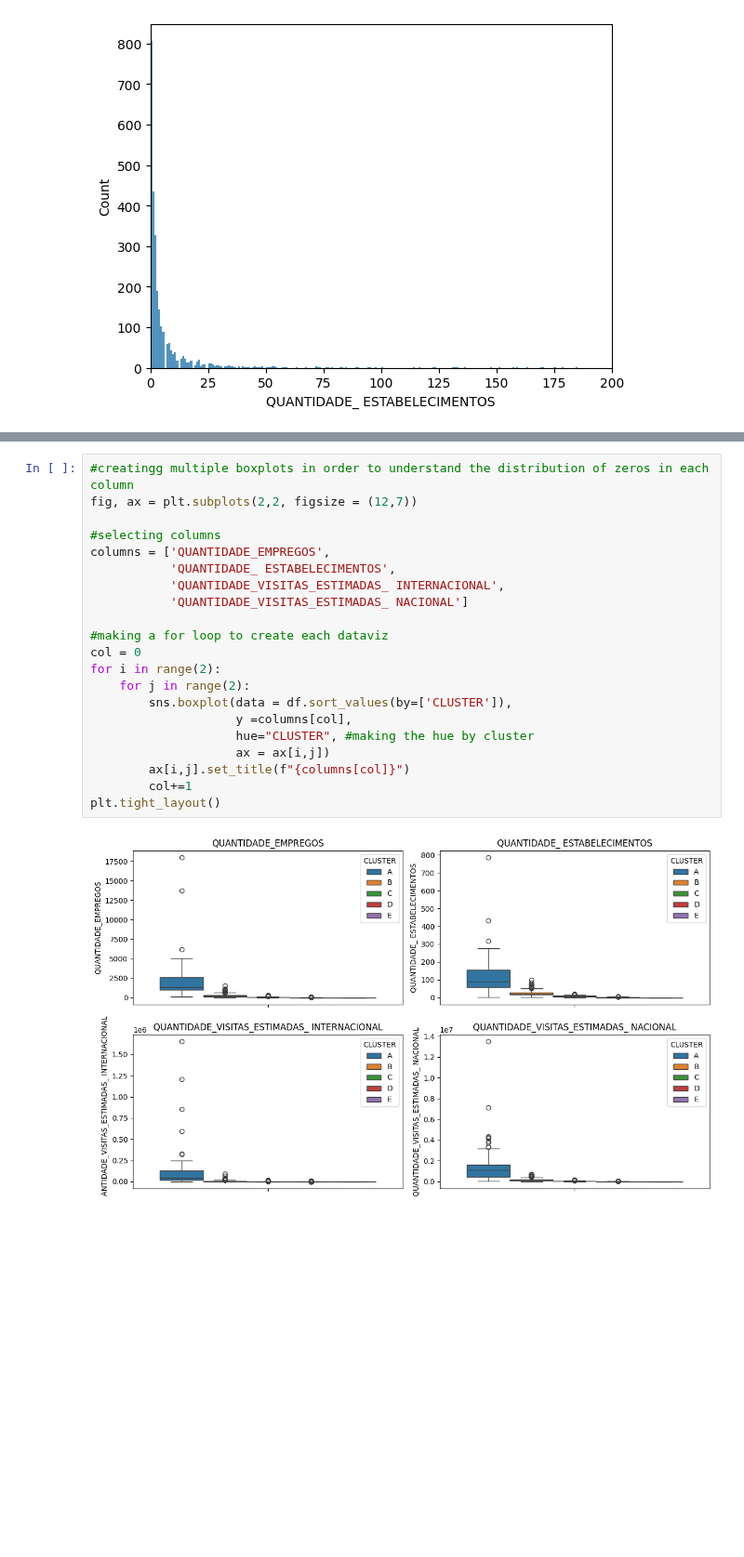
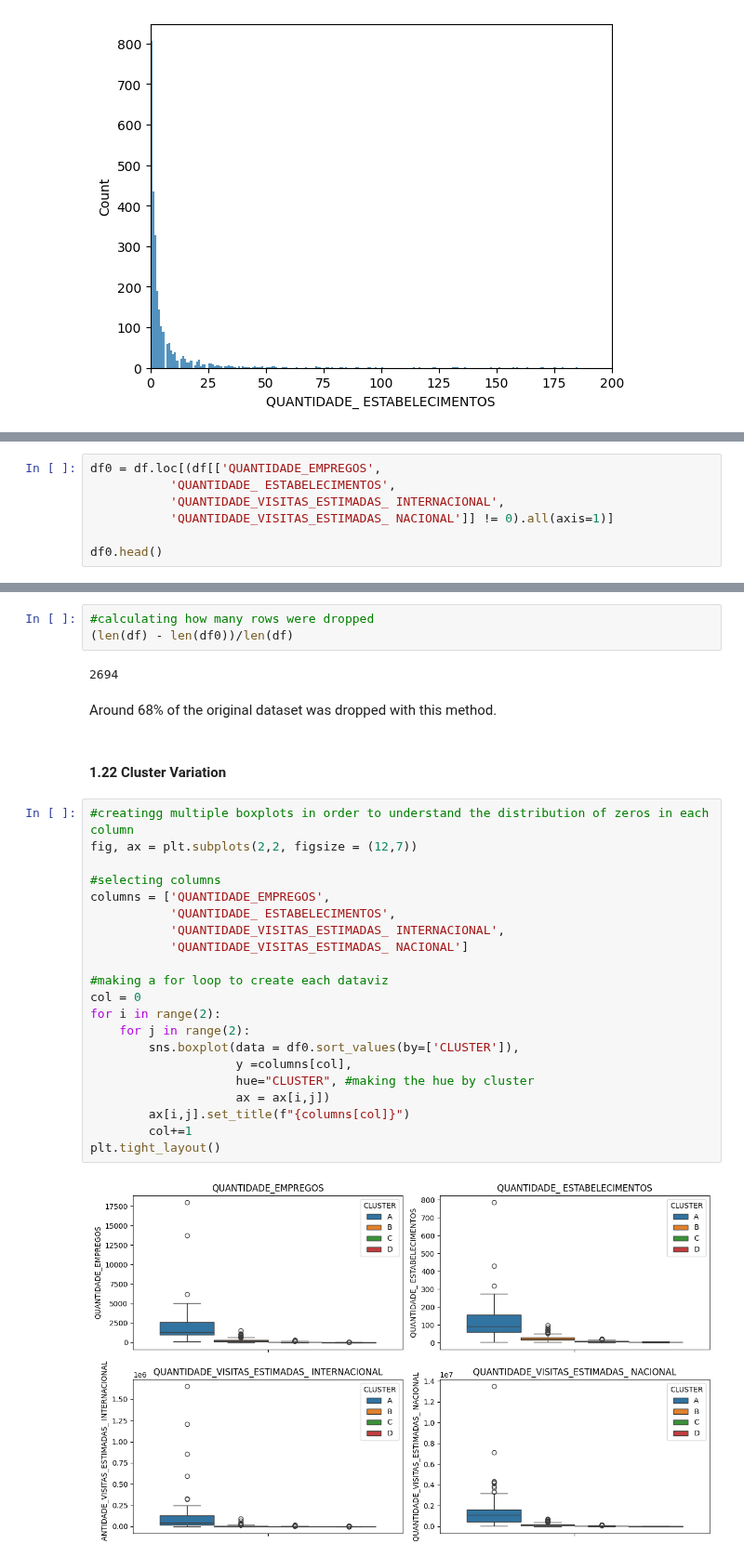
Before and after one commit to juhtolent/Brazil_Tourism, a Jupyter notebook: Exploratory Data Analysis - Tourism.ipynb, the cells around one changed output, grey strips where cells are left out. Shown at 93% size. Drawn from its saved outputs; the diff is of its cells as text; blank space fills up the shorter version.

```diff
--- a/Exploratory Data Analysis - Tourism.ipynb
+++ b/Exploratory Data Analysis - Tourism.ipynb
@@ -150,0 +153,7 @@ sns.histplot(data = df,
+# %%
+df0 = df.loc[(df[['QUANTIDADE_EMPREGOS',
+           'QUANTIDADE_ ESTABELECIMENTOS',
+           'QUANTIDADE_VISITAS_ESTIMADAS_ INTERNACIONAL',
+           'QUANTIDADE_VISITAS_ESTIMADAS_ NACIONAL']] != 0).all(axis=1)]
+
+df0.head()
@@ -151,23 +167,32 @@ sns.histplot(data = df,
+# %%
+#calculating how many rows were dropped
+(len(df) - len(df0))/len(df)
+# %% [output]
+2694
+# %% [markdown]
+Around 68% of the original dataset was dropped with this method.
+# %% [markdown]
+#### 1.22 Cluster Variation
 # %%
 #creatingg multiple boxplots in order to understand the distribution of zeros in each column
 fig, ax = plt.subplots(2,2, figsize = (12,7))
 
 #selecting columns
 columns = ['QUANTIDADE_EMPREGOS',
            'QUANTIDADE_ ESTABELECIMENTOS',
            'QUANTIDADE_VISITAS_ESTIMADAS_ INTERNACIONAL',
            'QUANTIDADE_VISITAS_ESTIMADAS_ NACIONAL']
 
 #making a for loop to create each dataviz
 col = 0
 for i in range(2):
     for j in range(2):
-        sns.boxplot(data = df.sort_values(by=['CLUSTER']),
+        sns.boxplot(data = df0.sort_values(by=['CLUSTER']),
                     y =columns[col],
                     hue="CLUSTER", #making the hue by cluster
                     ax = ax[i,j])
         ax[i,j].set_title(f"{columns[col]}")
         col+=1
 plt.tight_layout()
 # %% [output]
-[figure, old version]
+[figure, new version]
```
Also changed, not shown: parts of 7 cells of this notebook.
